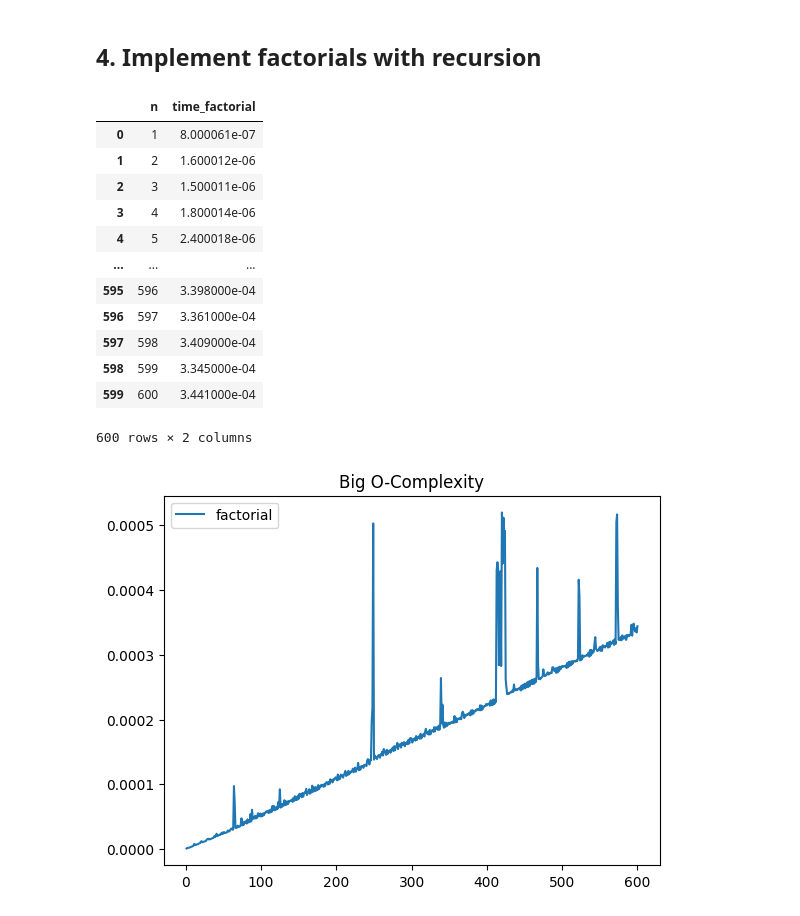
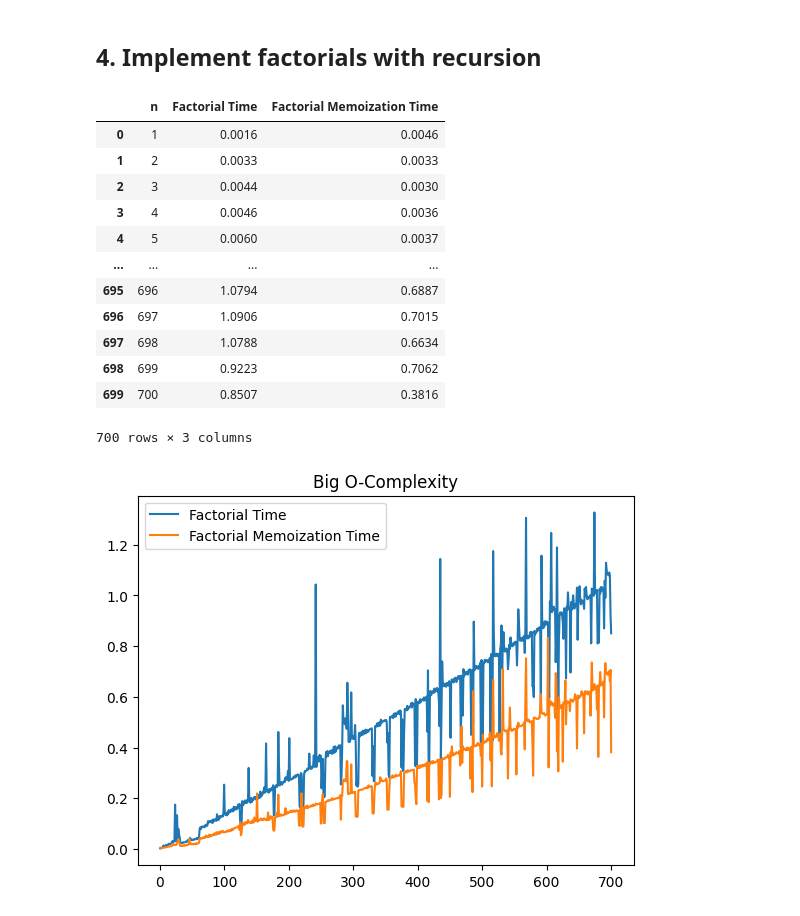
Before and after one commit to SebastianNavarro/cmp-3002-fall22-snavarro, a Jupyter notebook: Homework 3/Homework 3.ipynb, the cells around one changed output. Drawn from its saved outputs; the diff is of its cells as text; code cells hidden in the pictures.

```diff
--- a/Homework 3/Homework 3.ipynb
+++ b/Homework 3/Homework 3.ipynb
@@ -233,6 +233,7 @@ import pandas as pd
 import matplotlib.pyplot as plt
 
 time_factorial=[]
+time_factorial_memoization=[]
 
 def timer(func):
     @wraps(func)
@@ -241,7 +242,7 @@ def timer(func):
         result = func(*args, **kwargs)
         end_time = time.perf_counter()
         total_time = end_time - start_time
-        return total_time
+        return total_time*1000
     return timeit_wrapper
 
 @timer
@@ -251,30 +252,46 @@ def factorial(num):
     else:
         return num * factorial (num - 1)
 
-for num in range(1,601):
+@timer
+def factorial_memoization(num):
+    cache={}
+    def recursive_factorial(num):
+        if num in cache.keys():
+            return cache[num]
+        if num == 1:
+            res = 1
+        else:
+            res = num * recursive_factorial (num - 1)
+        cache[num] = res
+        return res
+    return recursive_factorial(num)
+
+for num in range(1,701):
     time_factorial.append(factorial(num))
+    time_factorial_memoization.append(factorial_memoization(num))
 # %%
-df = pd.DataFrame(zip(range(1,1001),time_factorial))
-df.columns = ['n','time_factorial']
+df = pd.DataFrame(zip(range(1,701),time_factorial, time_factorial_memoization))
+df.columns = ['n','Factorial Time','Factorial Memoization Time']
 df
 # %% [output]
-|  | n | time_factorial |
-| 0 | 1 | 8.000061e-07 |
-| 1 | 2 | 1.600012e-06 |
-| 2 | 3 | 1.500011e-06 |
-| 3 | 4 | 1.800014e-06 |
-| 4 | 5 | 2.400018e-06 |
-| ... | ... | ... |
-| 595 | 596 | 3.398000e-04 |
-| 596 | 597 | 3.361000e-04 |
-| 597 | 598 | 3.409000e-04 |
-| 598 | 599 | 3.345000e-04 |
-| 599 | 600 | 3.441000e-04 |
+|  | n | Factorial Time | Factorial Memoization Time |
+| 0 | 1 | 0.0016 | 0.0046 |
+| 1 | 2 | 0.0033 | 0.0033 |
+| 2 | 3 | 0.0044 | 0.0030 |
+| 3 | 4 | 0.0046 | 0.0036 |
+| 4 | 5 | 0.0060 | 0.0037 |
+| ... | ... | ... | ... |
+| 695 | 696 | 1.0794 | 0.6887 |
+| 696 | 697 | 1.0906 | 0.7015 |
+| 697 | 698 | 1.0788 | 0.6634 |
+| 698 | 699 | 0.9223 | 0.7062 |
+| 699 | 700 | 0.8507 | 0.3816 |
-600 rows × 2 columns
+700 rows × 3 columns
 # %%
-plt.plot(range(1,601), time_factorial, label='factorial')
+plt.plot(range(1,701), time_factorial, label='Factorial Time')
+plt.plot(range(1,701), time_factorial_memoization, label='Factorial Memoization Time')
 plt.legend()
 plt.title("Big O-Complexity")
 plt.show()
 # %% [output]
-[figure, old version]
+[figure, new version]
```
Also changed, not shown: parts of 2 cells of this notebook.
